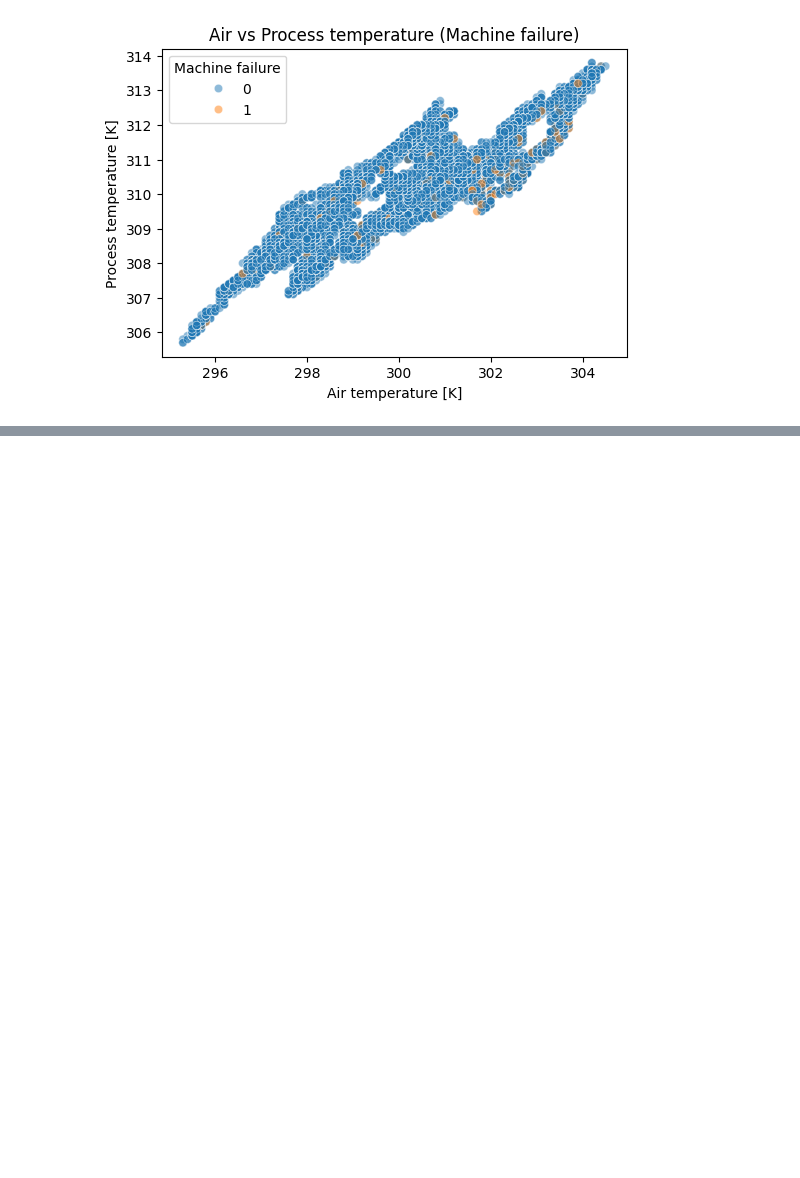
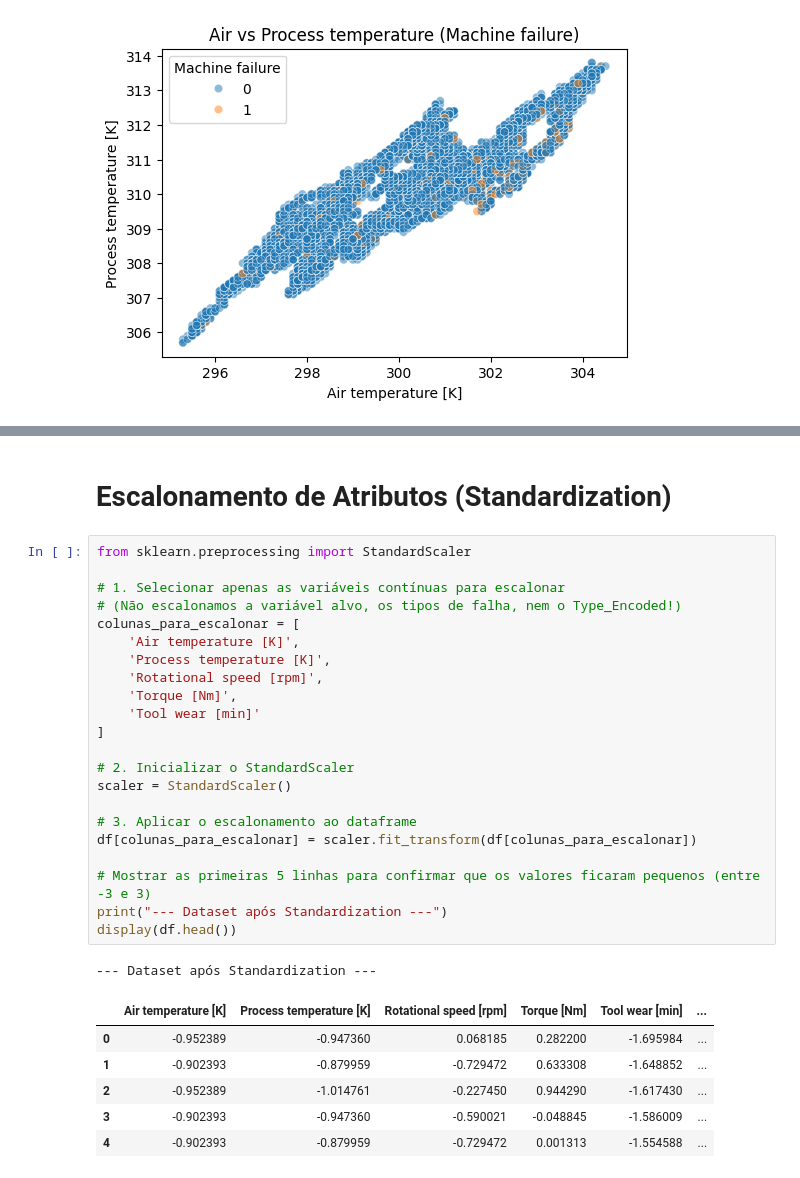
Before and after one commit to afonsornfonseca/Predictive-Maintenance, a Jupyter notebook: notebooks/milestone2.ipynb, the cells around one changed output, grey strips where cells are left out. Drawn from its saved outputs; the diff is of its cells as text; blank space fills up the shorter version.

```diff
--- a/notebooks/milestone2.ipynb
+++ b/notebooks/milestone2.ipynb
@@ -313,0 +339,32 @@ plt.show()
+# %% [markdown]
+# Escalonamento de Atributos (Standardization)
+# %%
+from sklearn.preprocessing import StandardScaler
+
+# 1. Selecionar apenas as variáveis contínuas para escalonar
+# (Não escalonamos a variável alvo, os tipos de falha, nem o Type_Encoded!)
+colunas_para_escalonar = [
+    'Air temperature [K]',
+    'Process temperature [K]',
+    'Rotational speed [rpm]',
+    'Torque [Nm]',
+    'Tool wear [min]'
+]
+
+# 2. Inicializar o StandardScaler
+scaler = StandardScaler()
+
+# 3. Aplicar o escalonamento ao dataframe
+df[colunas_para_escalonar] = scaler.fit_transform(df[colunas_para_escalonar])
+
+# Mostrar as primeiras 5 linhas para confirmar que os valores ficaram pequenos (entre -3 e 3)
+print("--- Dataset após Standardization ---")
+display(df.head())
+# %% [output]
+--- Dataset após Standardization ---
+|  | Air temperature [K] | Process temperature [K] | Rotational speed [rpm] | Torque [Nm] | Tool wear [min] | ... |
+| 0 | -0.952389 | -0.947360 | 0.068185 | 0.282200 | -1.695984 | ... |
+| 1 | -0.902393 | -0.879959 | -0.729472 | 0.633308 | -1.648852 | ... |
+| 2 | -0.952389 | -1.014761 | -0.227450 | 0.944290 | -1.617430 | ... |
+| 3 | -0.902393 | -0.947360 | -0.590021 | -0.048845 | -1.586009 | ... |
+| 4 | -0.902393 | -0.879959 | -0.729472 | 0.001313 | -1.554588 | ... |
```
Also changed, not shown: parts of 4 cells of this notebook.
